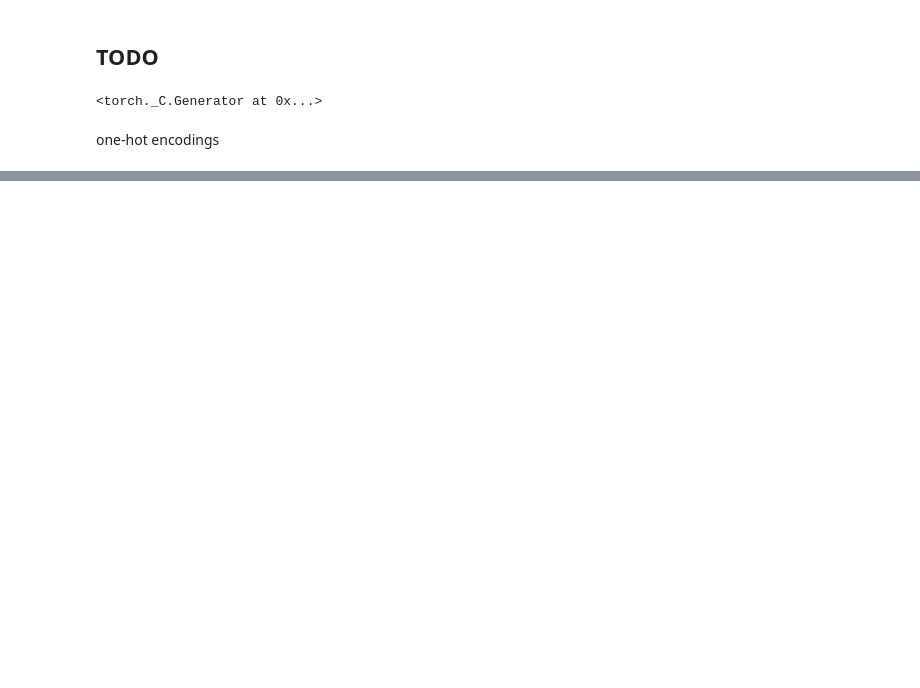
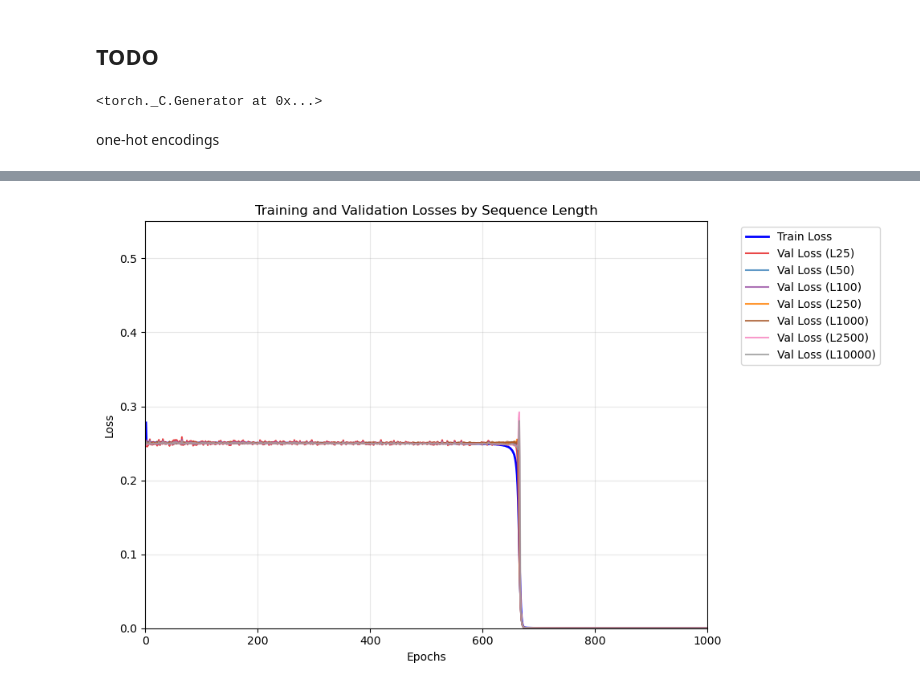
Before and after one commit to ignaziopr/parity-rnn-state-merging, a Jupyter notebook: src/train_parity_rnn.ipynb, the cells around one changed output, grey strips where cells are left out. Drawn from its saved outputs; the diff is of its cells as text; code cells hidden in the pictures; blank space fills up the shorter version.

Commit message:
added support for different length validation sets and figures associated

```diff
--- a/src/train_parity_rnn.ipynb
+++ b/src/train_parity_rnn.ipynb
@@ -27,6 +31,7 @@ learning_rate = 0.06    # SGD learning rate
 batch_size = 128        # training batch size
 num_epochs = 1000       # number of training epochs
 clip_norm = None        # no gradient clipping
+VAL_SEQ_LEN = 100
 
 # Optimizer example
 device = torch.device('cuda' if torch.cuda.is_available() else 'cpu')
@@ -60,8 +72,8 @@ def one_hot_seq(seq):
 train_tensors = one_hot_seq(train_seqs)
 train_labels_tensor = torch.LongTensor(train_labels)
 
-val_tensors = one_hot_seq(val_seqs)
-val_labels_tensor = torch.LongTensor(val_labels)
+val_tensors = [one_hot_seq(val_seq) for val_seq in val_seqs]
+val_labels_tensor = [torch.LongTensor(val_label) for val_label in val_labels]
 # %%
 def train_parity_rnn(n):
   model.train()
@@ -125,15 +196,16 @@ def validate_model(n):
 # %%
 n = len(train_seqs)
-m = len(val_seqs)
+m = VAL_SEQ_LEN
 
 for epoch in range(1,1001):
     total_train_loss = train_parity_rnn(n)
-    total_val_loss, correct = validate_model(m)
+    val_results = validate_model_optimized()
+    total_val_loss, correct = val_results['losses'], val_results['accuracies']
     avg_train_loss = total_train_loss / n
     train_losses.append((avg_train_loss, epoch))
-    avg_val_loss = total_val_loss / m
-    val_losses.append((avg_val_loss, epoch))
-    val_accuracy = correct / m
+    avg_val_loss = [l / m for l in total_val_loss]
+    val_losses.append([(avl, epoch) for avl in avg_val_loss])
+    val_accuracy = [c / m for c in correct]
     if epoch % 10 == 0:
-        print(f"Epoch {epoch:4d} | Train Loss: {avg_train_loss:.4f} | Val Loss: {avg_val_loss:.4f} | Val Acc: {val_accuracy:.3f}")
+        print(f"Epoch {epoch:4d} | Train Loss: {avg_train_loss:.4f} {print_val_summary(avg_val_loss, val_accuracy)}")
 # %% [output]
@@ -186,0 +270,63 @@ plt.show()
+# %%
+# using ALL validation sets
+
+train_losses_array = np.array(train_losses)
+train_epochs = train_losses_array[:, 1]
+train_values = train_losses_array[:, 0]
+
+# Process validation losses (which are stored as lists of tuples per epoch)
+val_losses_by_length = {}
+
+# Extract validation losses for each sequence length
+for epoch_idx, epoch_val_data in enumerate(val_losses):
+    epoch_num = epoch_idx + 1  # Assuming epochs start from 1
+
+    for val_idx, (val_loss, _) in enumerate(epoch_val_data):
+        length = val_numbers[val_idx]
+
+        if length not in val_losses_by_length:
+            val_losses_by_length[length] = {'epochs': [], 'losses': []}
+
+        val_losses_by_length[length]['epochs'].append(epoch_num)
+        val_losses_by_length[length]['losses'].append(val_loss)
+
+# Create the plot
+plt.figure(figsize=(10, 6))
+
+# Plot training loss
+plt.plot(train_epochs, train_values, label="Train Loss", linewidth=2, color='blue')
+
+# Plot validation losses for each sequence length
+colors = plt.cm.Set1(np.linspace(0, 1, len(val_numbers)))  # Different colors for each length
+
+for i, length in enumerate(sorted(val_numbers)):
+    if length in val_losses_by_length:
+        epochs = val_losses_by_length[length]['epochs']
+        losses = val_losses_by_length[length]['losses']
+        plt.plot(epochs, losses,
+                label=f"Val Loss (L{length})",
+                linewidth=1.5,
+                color=colors[i],
+                alpha=0.8)
+
+# Formatting
+plt.xlabel("Epochs")
+plt.ylabel("Loss")
+plt.xlim(0, 1000)
+plt.ylim(0, 0.55)
+plt.title("Training and Validation Losses by Sequence Length")
+
+# Legend
+plt.legend(bbox_to_anchor=(1.05, 1), loc='upper left')
+plt.grid(True, alpha=0.3)
+plt.tight_layout()
+plt.show()
+
+
+plt.savefig('../figures/training_validation_losses_all.png',
+            dpi=300,
+            bbox_inches='tight',
+            facecolor='white')
+plt.show()
+# %% [output]
+[figure, added]
```
Also changed, not shown: parts of 8 cells of this notebook, 3 other files.
